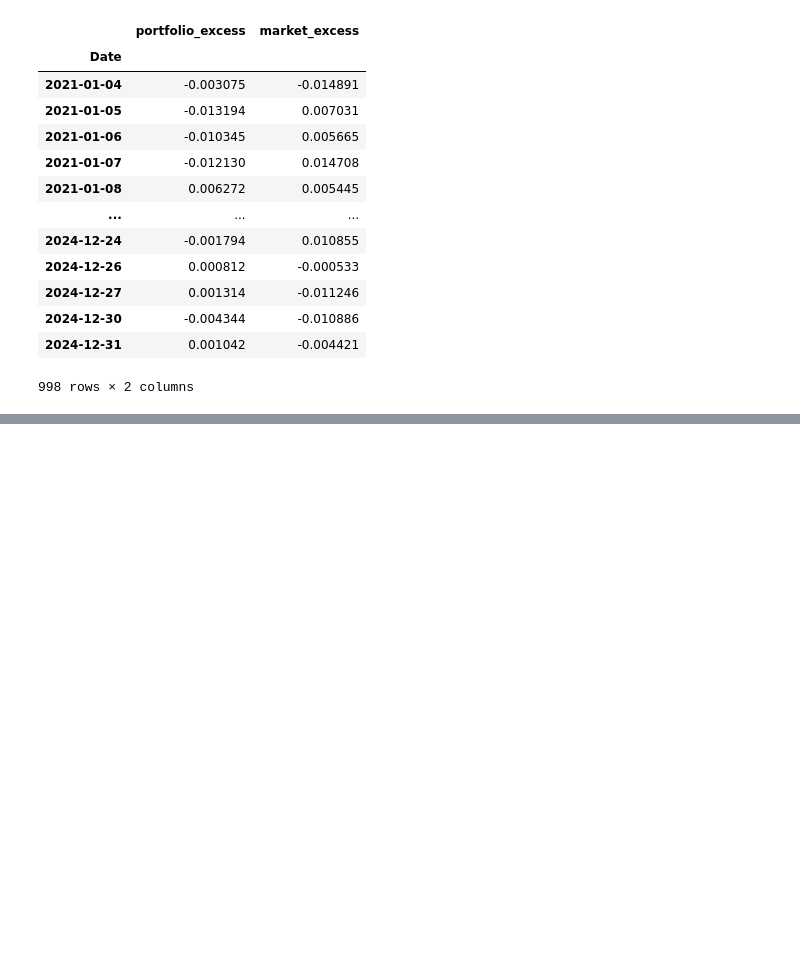
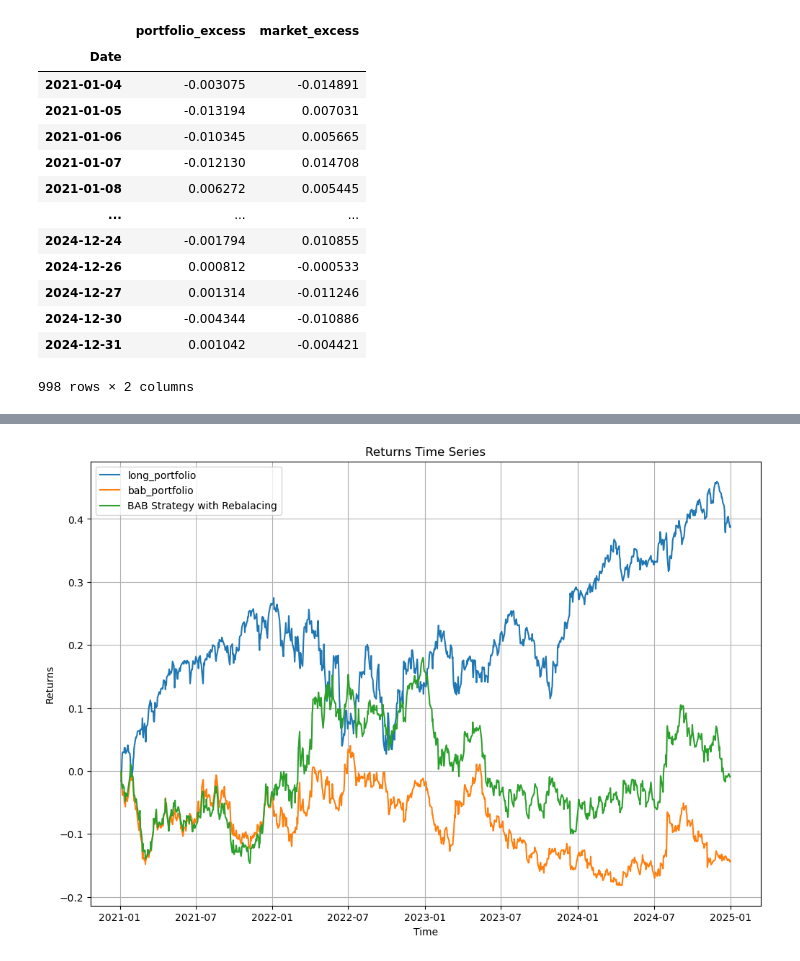
Before and after one commit to dmitrygoryunov2000/DTQ-Portfolio_Management_Course, a Jupyter notebook: Module 4 - CAPM/Notebook4.4.ipynb, the cells around one changed output, grey strips where cells are left out. Cells and saved outputs as stored; diff of their text form; code cells hidden in the pictures; blank space fills up the shorter version.

```diff
--- a/Module 4 - CAPM/Notebook4.4.ipynb
+++ b/Module 4 - CAPM/Notebook4.4.ipynb
@@ -441,0 +487,8 @@ Notes:
+# %%
+# Fortunately, we calculated the betas (with a 252-d history in the previous notebook)
+rolling_betas = pd.read_csv(r'..\additional_data\capm_hbetas.csv')
+rolling_betas.set_index('date', inplace=True)
+rolling_betas.index = pd.to_datetime(rolling_betas.index)
+rolling_betas = rolling_betas[df_returns.columns]
+
+rolling_betas
@@ -441,0 +548,4 @@ Notes:
+# %%
+bab_monthly_weights = calculate_bab_weights(rolling_betas, rebalance_days=21)
+
+bab_monthly_weights
@@ -441,0 +567,4 @@ Notes:
+# %%
+bab_rebalancing_portfolio = (df_returns.loc[bab_monthly_weights.index] * bab_monthly_weights).sum(axis = 1)
+
+bab_rebalancing_portfolio
@@ -441,0 +585,17 @@ Notes:
+# %%
+# Create Plot
+plt.figure(figsize=(12, 8))
+plt.plot(strategies_df.cumsum(), label=strategies_df.columns, alpha=1)
+plt.plot(bab_rebalancing_portfolio.loc['2021':].cumsum(), label='BAB Strategy with Rebalacing', alpha=1)
+
+# Config
+plt.title('Returns Time Series')
+plt.xlabel('Time')
+plt.ylabel('Returns')
+plt.legend()
+plt.grid()
+
+# Show
+plt.show()
+# %% [output]
+[figure, added]
```
Also changed, not shown: parts of 7 cells of this notebook.
